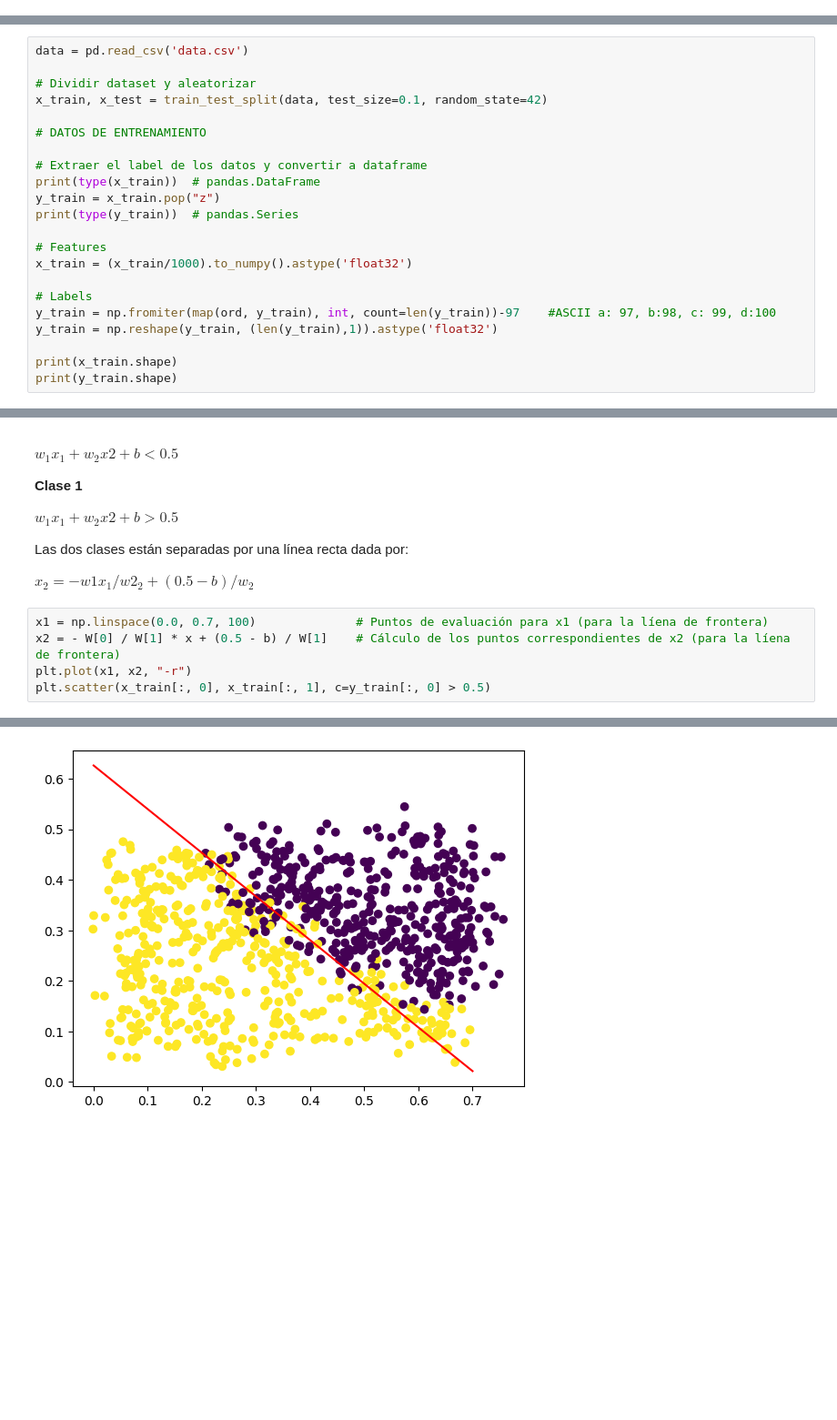
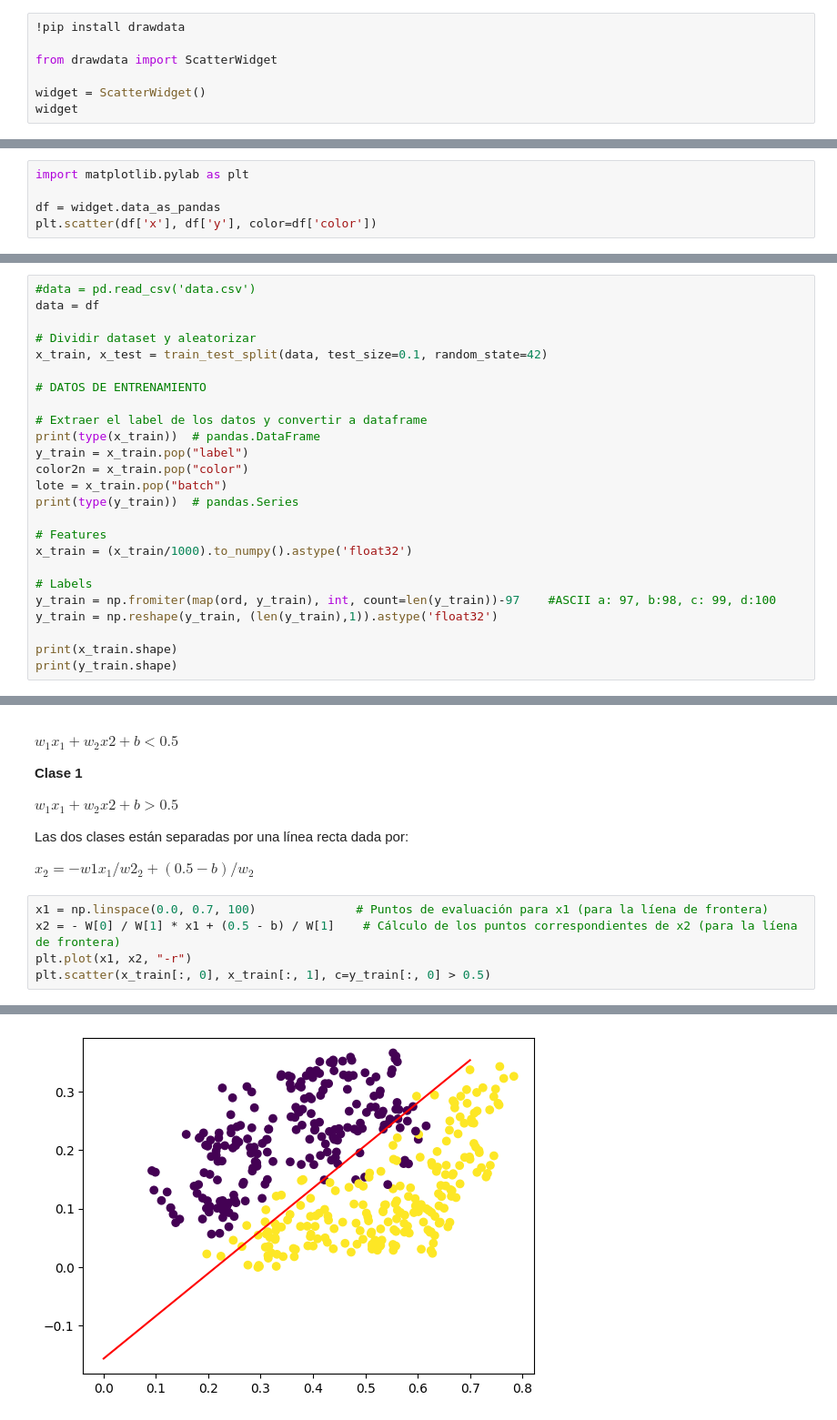
Before and after one commit to DiegoRenza/Deep-Learning, a Jupyter notebook: Week03/DL_Week03_Regression 0 (part a).ipynb, the cells around one changed output, grey strips where cells are left out. Shown at 91% size. Saved outputs shown, nothing was run; the diff lists cells and outputs as text; blank space fills up the shorter version.

```diff
--- a/Week03/DL_Week03_Regression 0 (part a).ipynb
+++ b/Week03/DL_Week03_Regression 0 (part a).ipynb
@@ -31,0 +30,7 @@ Exportar como data.csv
+# %%
+!pip install drawdata
+
+from drawdata import ScatterWidget
+
+widget = ScatterWidget()
+widget
@@ -31,0 +56,5 @@ Exportar como data.csv
+# %%
+import matplotlib.pylab as plt
+
+df = widget.data_as_pandas
+plt.scatter(df['x'], df['y'], color=df['color'])
@@ -32,5 +64,6 @@ Exportar como data.csv
 # %%
-data = pd.read_csv('data.csv')
+#data = pd.read_csv('data.csv')
+data = df
 
 # Dividir dataset y aleatorizar
 x_train, x_test = train_test_split(data, test_size=0.1, random_state=42)
@@ -39,7 +72,9 @@ x_train, x_test = train_test_split(data, test_size=0.1, random_state=42)
 
 # Extraer el label de los datos y convertir a dataframe
 print(type(x_train))  # pandas.DataFrame
-y_train = x_train.pop("z")
+y_train = x_train.pop("label")
+color2n = x_train.pop("color")
+lote = x_train.pop("batch")
 print(type(y_train))  # pandas.Series
 
 # Features
@@ -160,12 +198,12 @@ Las dos clases están separadas por una línea recta dada por:
 $x_2 = -w1x_1/w2_2 + (0.5 - b)/w_2$
 # %%
 x1 = np.linspace(0.0, 0.7, 100)              # Puntos de evaluación para x1 (para la líena de frontera)
-x2 = - W[0] / W[1] * x + (0.5 - b) / W[1]    # Cálculo de los puntos correspondientes de x2 (para la líena de frontera)
+x2 = - W[0] / W[1] * x1 + (0.5 - b) / W[1]    # Cálculo de los puntos correspondientes de x2 (para la líena de frontera)
 plt.plot(x1, x2, "-r")
 plt.scatter(x_train[:, 0], x_train[:, 1], c=y_train[:, 0] > 0.5)
 # %% [output]
 <matplotlib.collections.PathCollection at 0x...>
-[figure, old version]
+[figure, new version]
 # %%
 x = np.linspace(0.0, 0.6, 100)
 y = - W[0] / W[1] * x + (0.5 - b) / W[1]
```
Also changed, not shown: parts of 11 cells of this notebook.
